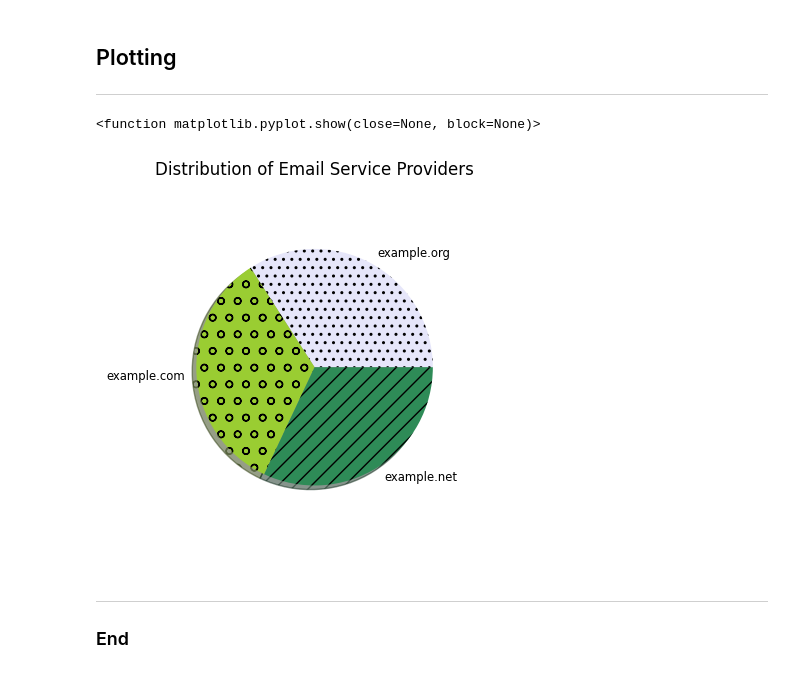
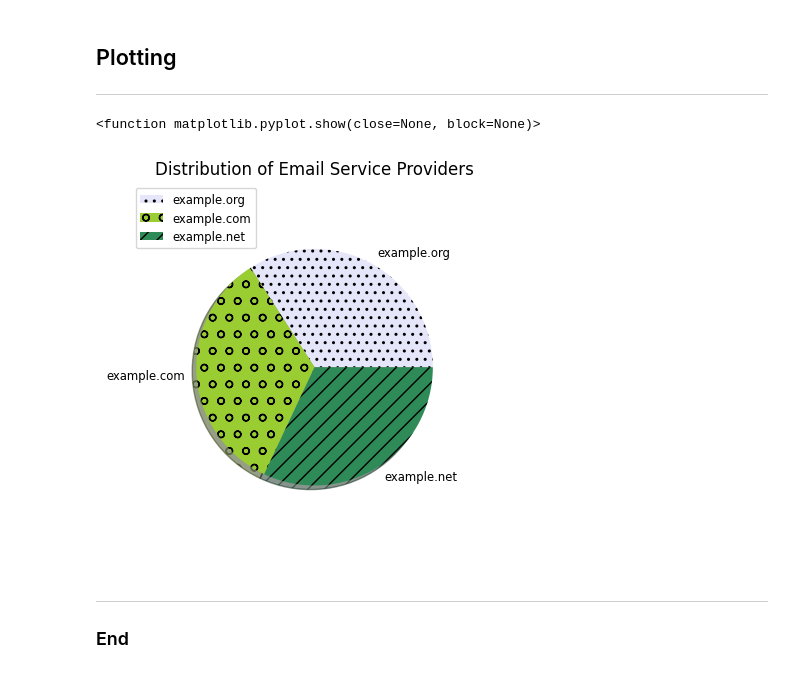
Before and after one commit to Noemidiaz/programming_for_data_analytics, a Jupyter notebook: assignments/assignment3-pie.ipynb, the cells around one changed output. Cells and saved outputs as stored; diff of their text form; code cells hidden in the pictures.

Commit message:
adding legend on Pie Chart

```diff
--- a/assignments/assignment3-pie.ipynb
+++ b/assignments/assignment3-pie.ipynb
@@ -125,17 +125,18 @@ Name: proportion, dtype: float64
 # %%
 # Plotting a Pie Chart: Distribution of Email Service Providers/Domains
 
 labels = 'example.org', 'example.com', 'example.net'
 sizes = [0.341, 0.339, 0.320]
 colors=['lavender', 'yellowgreen', 'seagreen']
 hatch_patterns= ['..', 'o', '//']
 fig, ax = plt.subplots()
 ax.pie(sizes, labels=labels, colors=colors, hatch=hatch_patterns, shadow=True,  textprops={'size': 'smaller'}, radius=0.8)
 plt.title('Distribution of Email Service Providers')
+plt.legend(labels, loc="best", fontsize="small")
 plt.show
 # %% [output]
 <function matplotlib.pyplot.show(close=None, block=None)>
-[figure, old version]
+[figure, new version]
 # %% [markdown]
 ***
 ### End
```
